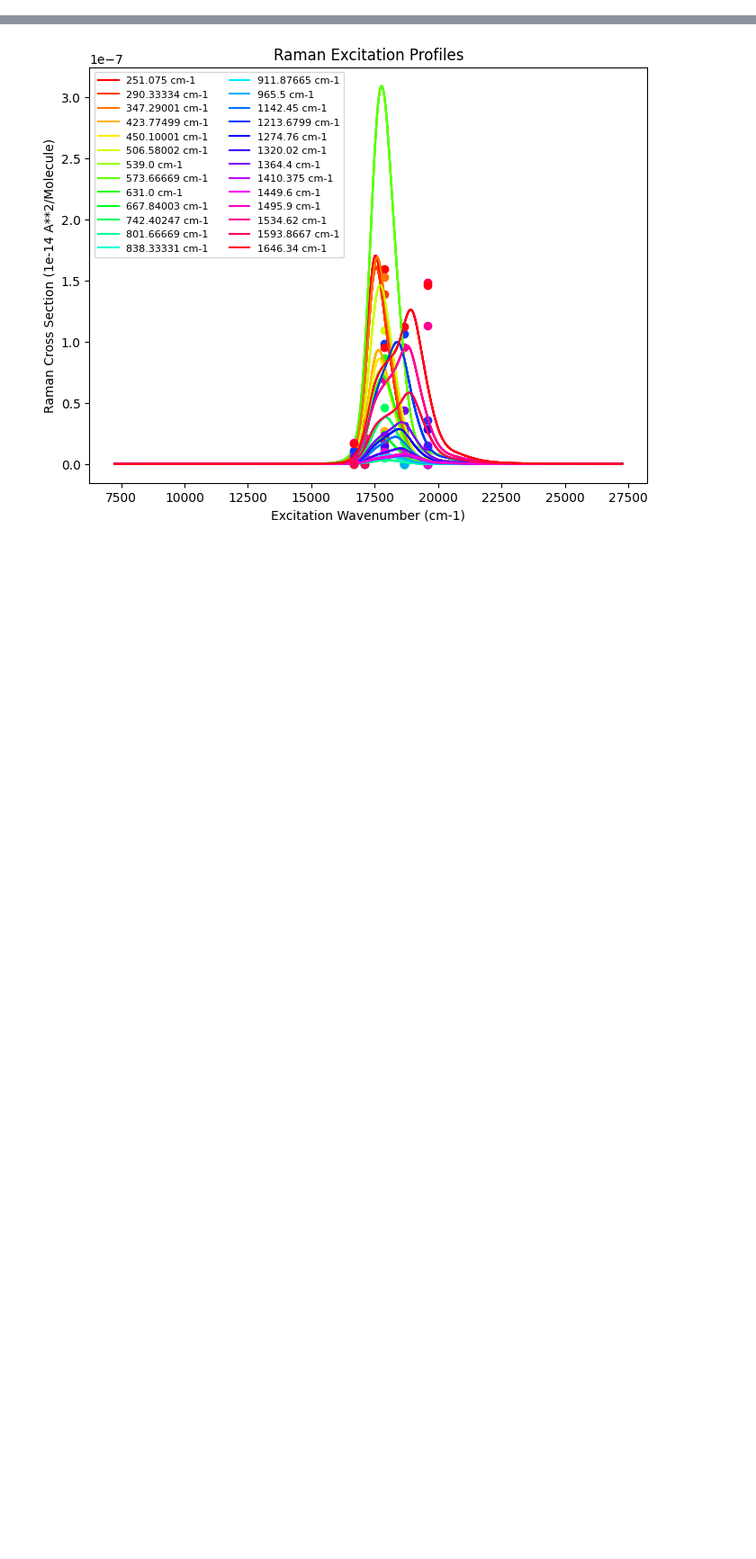
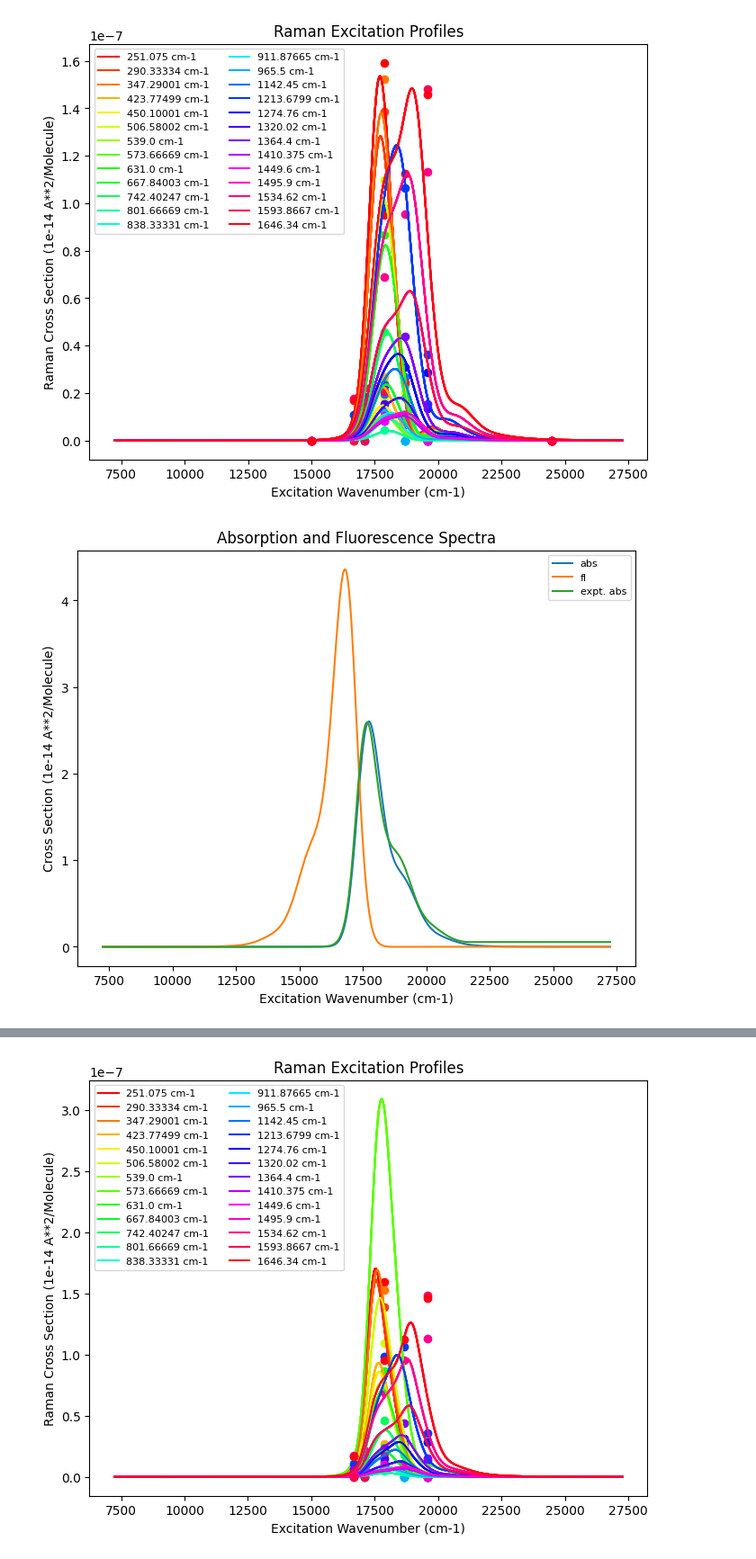
Before and after one commit to Alchemist-Aloha/ResRam_Jupyter, a Jupyter notebook: FSRSanalysis_v2.ipynb, the cells around one changed output, grey strips where cells are left out. Shown at 90% size. Saved outputs shown, nothing was run; the diff lists cells and outputs as text; code cells hidden in the pictures; blank space fills up the shorter version.

```diff
--- a/FSRSanalysis_v2.ipynb
+++ b/FSRSanalysis_v2.ipynb
@@ -672,3 +711,9 @@ def orca_freq(inp):
     np.savetxt('freqs.dat',freq)
     file.close()
     return freq
+# %%
+data = resram_data()#load input data from current directory
+data.plot()
+# %% [output]
+[figure, added]
+[figure, added]
```
Also changed, not shown: parts of 6 cells of this notebook.
